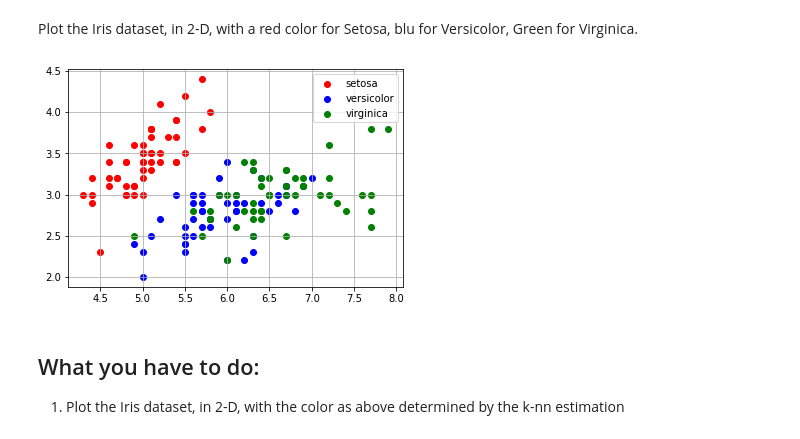
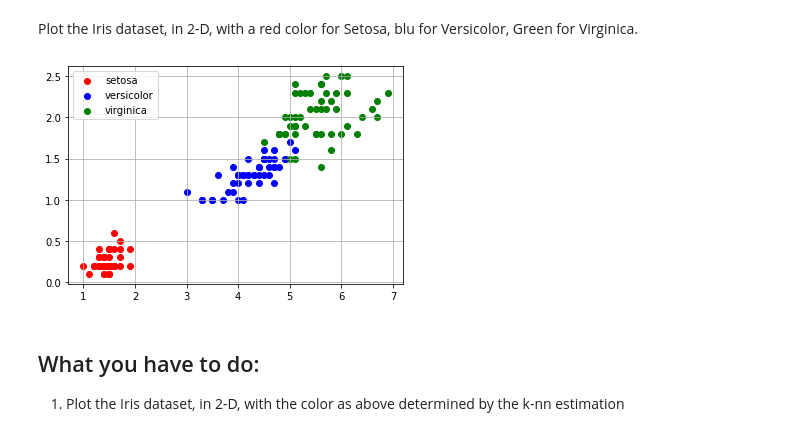
Before and after one commit to AlbertoCampini/AAUT, a Jupyter notebook: classification_iris_knn_aa_21_22.ipynb, the cells around one changed output. Drawn from its saved outputs; the diff is of its cells as text; code cells hidden in the pictures.

```diff
--- a/classification_iris_knn_aa_21_22.ipynb
+++ b/classification_iris_knn_aa_21_22.ipynb
@@ -290,22 +302,22 @@ Plot the Iris dataset, in 2-D, with a red color for Setosa, blu for Versicolor,
 # %%
 fig, ax = plt.subplots()
 colors = {
     "setosa": "red",
     "versicolor": "blue",
     "virginica": "green"
 }
 for name in range(len(iris.target_names)): # Per ogni classe di iris
     d = iris.data[iris.target == name] # Prendo tutti i dati della classe i
-    x = d[:, 0:1] # Ascisse dei punti
-    y = d[:, 1:2] # Ordinate dei punti
+    x = d[:, 2:3] # Ascisse dei punti
+    y = d[:, 3:4] # Ordinate dei punti
     ax.scatter(x, y, c=colors[iris.target_names[name]], label=iris.target_names[name]) # Plottiamo i punti
 
 ax.legend() # Ne aggiungiamo una legenda
 ax.grid(True) # Aggiungiamo una griglia
 plt.show() # Mostriamo il grafico
 # Vediamo chiaramente che Versicolor e Virginica sono difficili da classificare in modo corretto
 # %% [output]
-[figure, old version]
+[figure, new version]
 # %% [markdown]
 ## What you have to do:
 1. Plot the Iris dataset, in 2-D, with the color as above determined by the k-nn estimation
```
Also changed, not shown: parts of 6 cells of this notebook.
